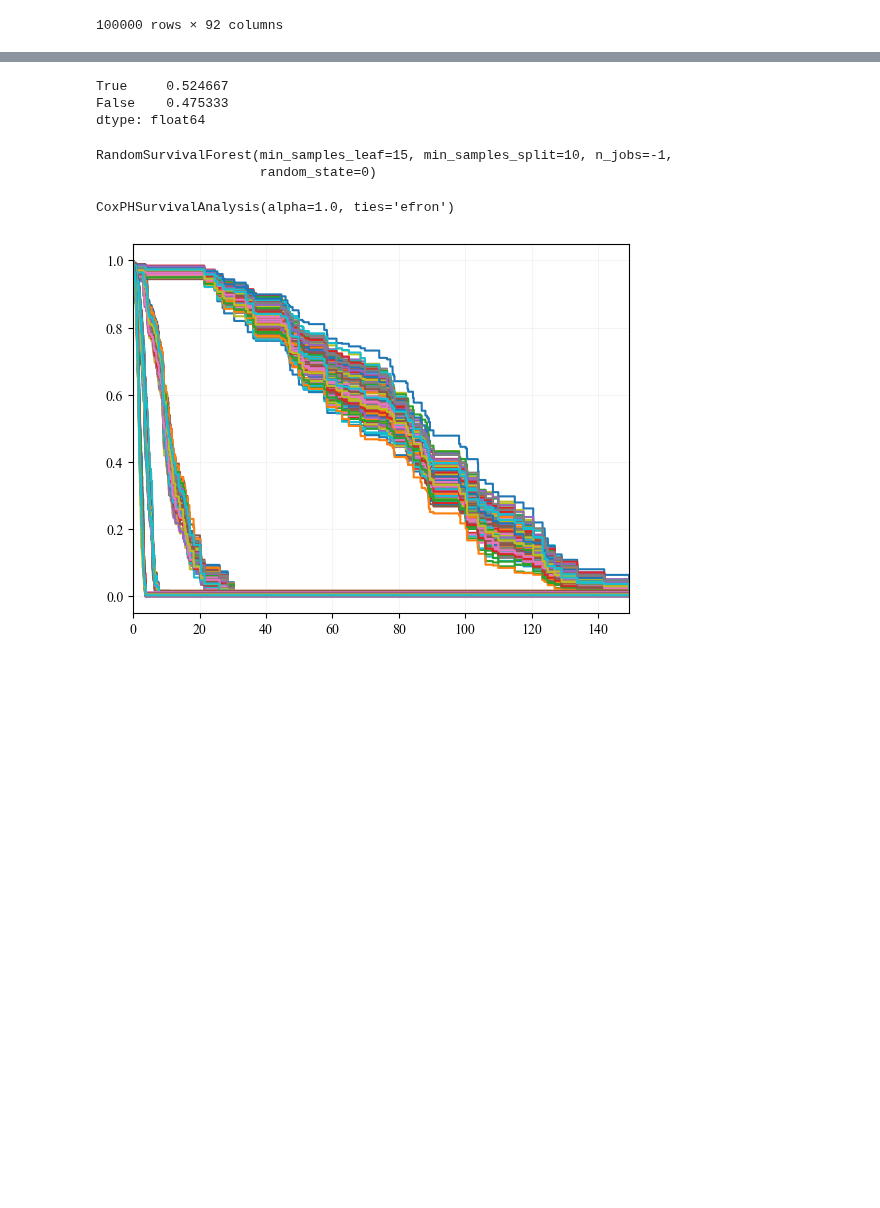
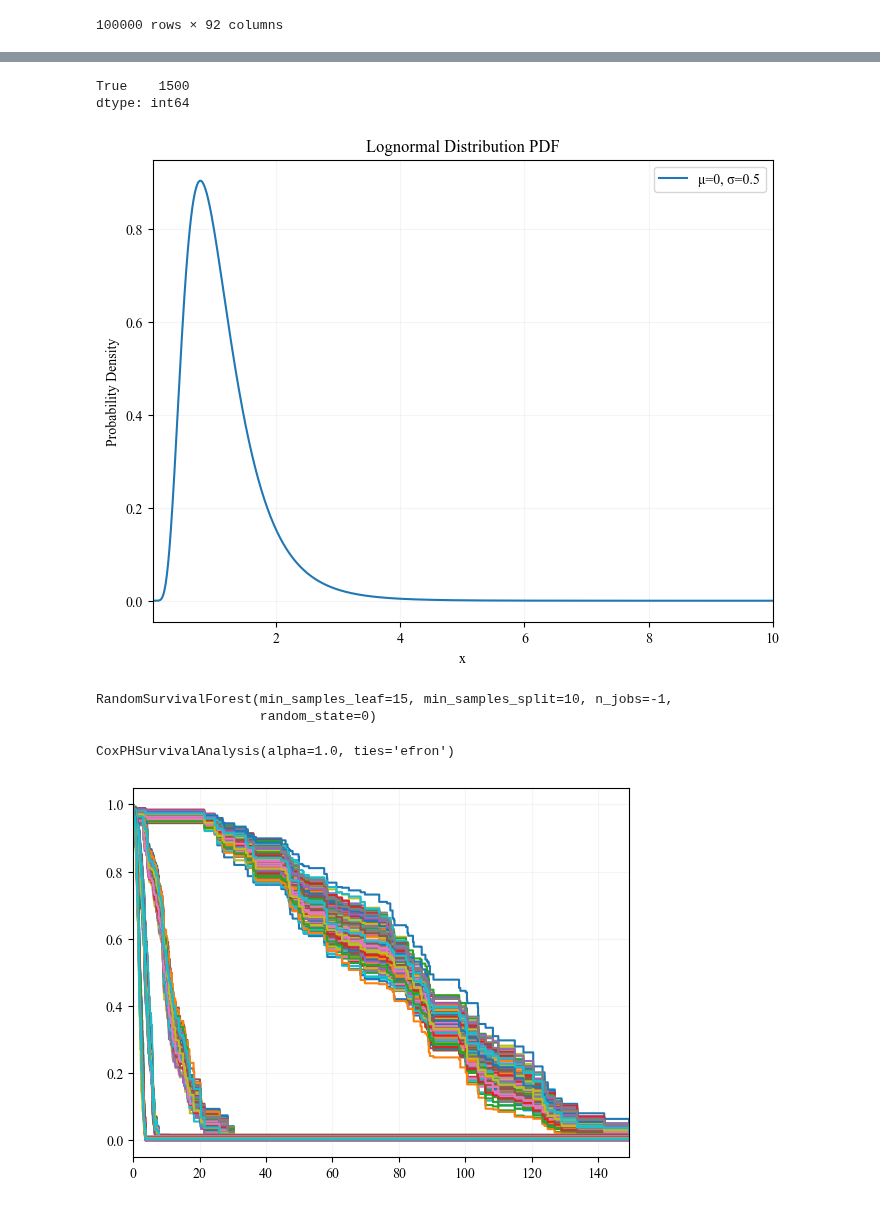
Before and after one commit to zakrzewow/raw-algorithm-portfolios, a Jupyter notebook: archive/phase1/test_sksurv_rf.ipynb, the cells around one changed output, grey strips where cells are left out. Cells and saved outputs as stored; diff of their text form; code cells hidden in the pictures; blank space fills up the shorter version.

```diff
--- a/archive/phase1/test_sksurv_rf.ipynb
+++ b/archive/phase1/test_sksurv_rf.ipynb
@@ -104,9 +127,58 @@ X_test = scaler.transform(X_test)
-# %%
-pd.Series(y_train['is_censored']).value_counts(normalize=True)
-# %% [output]
-True     0.524667
-False    0.475333
-dtype: float64
+# %%
+train_idx, test_idx = next(get_n_splits(df, n=2, instance_number=10, solver_number=300, random_state=0))
+
+rng = np.random.default_rng(0)
+df_train = df.loc[train_idx]
+
+solver_avg_costs = df_train.groupby("solver_id")["cost"].mean().reset_index()
+log_cost = np.log1p(solver_avg_costs["cost"].to_numpy())
+inv_log_costs = np.max(log_cost) - log_cost + 1
+probs = inv_log_costs / np.sum(inv_log_costs)
+
+unique_solvers = solver_avg_costs["solver_id"].to_numpy()
+num_solvers = len(unique_solvers)
+solver_permutation = np.zeros(num_solvers, dtype=object)
+remaining_indices = np.arange(num_solvers)
+for i in range(num_solvers):
+    curr_probs = probs[remaining_indices] / np.sum(probs[remaining_indices])
+    chosen_idx = rng.choice(len(remaining_indices), p=curr_probs)
+    solver_idx = remaining_indices[chosen_idx]
+    solver_permutation[i] = unique_solvers[solver_idx]
+    remaining_indices = np.delete(remaining_indices, chosen_idx)
+
+solver_order = {solver_id: order for order, solver_id in enumerate(solver_permutation)}
+df_train["solver_order"] = df_train["solver_id"].map(solver_order)
+df_train = df_train.sort_values(["solver_order", "instance_id"])
+cum_min_cost = df_train.groupby("instance_id")["cost"].cummin()
+df_train = df_train.drop(columns=["solver_order"])
+
+##
+# X_train = df_train.drop(columns=["solver_id", "instance_id", "generator", "cost", "log_cost"])
+# y_train = np.zeros(X_train.shape[0], dtype=[('is_censored', bool), ('cost', float)])
+# y_train['is_censored'] = (df_train["cost"] >= cum_min_cost).to_numpy()
+# y_train['cost'] = df_train["cost"].clip(upper=cum_min_cost)
+
+# pd.Series(y_train["is_censored"]).value_counts()
+# %% [output]
+True    1500
+dtype: int64
+# %%
+from scipy.stats import lognorm
+
+x = np.linspace(0.01, 10, 1000)
+mu = 0
+sigma = 0.5
+
+plt.figure(figsize=(8, 6))
+plt.plot(x, lognorm.pdf(x, sigma, scale=np.exp(mu)), label=f'μ={mu}, σ={sigma}')
+plt.xlabel('x')
+plt.ylabel('Probability Density')
+plt.title('Lognormal Distribution PDF')
+plt.legend()
+plt.grid(True)
+plt.show()
+# %% [output]
+[figure, added]
 # %%
 from sksurv.ensemble import RandomSurvivalForest
 
```
Also changed, not shown: parts of 1 cell of this notebook.
